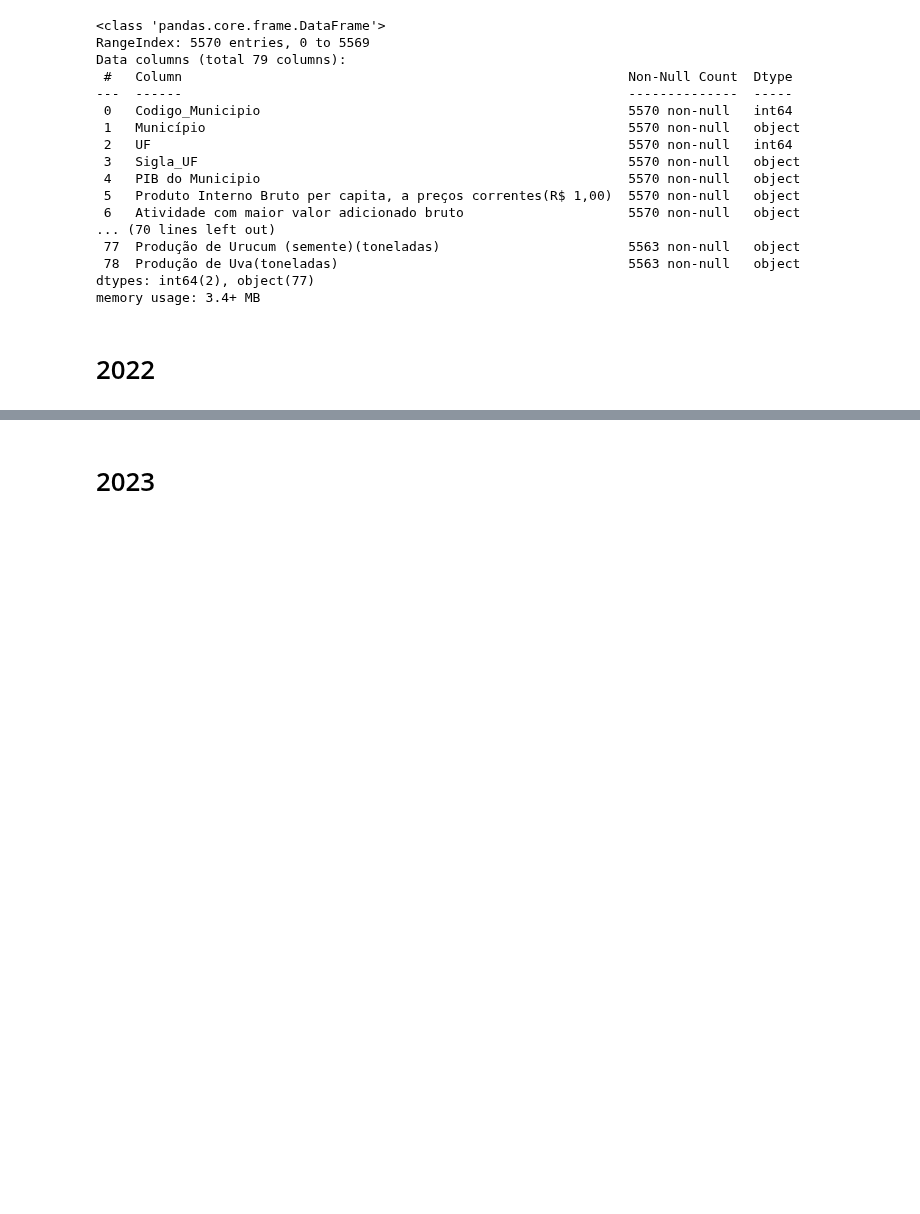
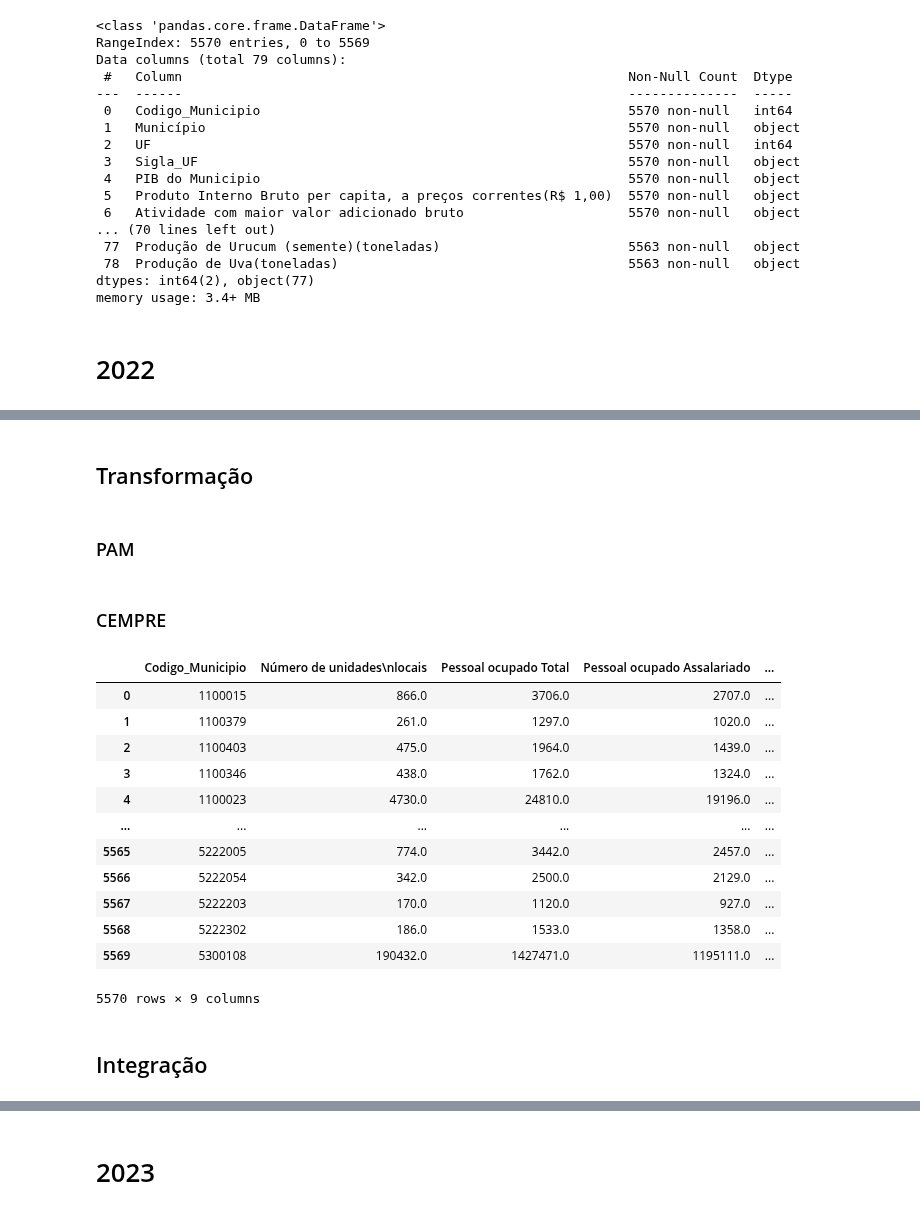
Before and after one commit to AHChaves/IC-InSAN, a Jupyter notebook: integracao.ipynb, the cells around one changed output, grey strips where cells are left out. Saved outputs shown, nothing was run; the diff lists cells and outputs as text; code cells hidden in the pictures; blank space fills up the shorter version.

Commit message:
ADD: Integração do ano de 2022

```diff
--- a/integracao.ipynb
+++ b/integracao.ipynb
@@ -72,7 +76,8 @@ def CEMPRE(df):
     df = df.merge(cod_municipios[['Codigo_Municipio', 'Município', 'Sigla_UF']], how='right',left_on=['Município', 'Sigla_UF'], right_on=['Município', 'Sigla_UF'])
     df = df.drop(['Sigla_UF', 'Município'], axis=1)
     df = df[['Codigo_Municipio'] + [col for col in df.columns if col != 'Codigo_Municipio']]
-    df['Salário médio mensal(R$)'] = df['Salário médio mensal(R$)'].apply(lambda x: f"{x:,.1f}".replace(",", "X").replace(".", ",").replace("X", "."))
+    if df['Salário médio mensal(R$)'].dtypes == 'float64':
+        df['Salário médio mensal(R$)'] = df['Salário médio mensal(R$)'].apply(lambda x: f"{x:,.1f}".replace(",", "X").replace(".", ",").replace("X", "."))
     return df
 # %% [markdown]
 # 2017
@@ -954,0 +1013,4 @@ memory usage: 3.4+ MB
+# %% [markdown]
+## Transformação
+# %% [markdown]
+### PAM
@@ -954,0 +1019,22 @@ memory usage: 3.4+ MB
+# %% [markdown]
+### CEMPRE
+# %%
+cempre_2022 = CEMPRE(cempre_2022)
+# %%
+cempre_2022
+# %% [output]
+|  | Codigo_Municipio | Número de unidades\nlocais | Pessoal ocupado Total | Pessoal ocupado Assalariado | ... |
+| 0 | 1100015 | 866.0 | 3706.0 | 2707.0 | ... |
+| 1 | 1100379 | 261.0 | 1297.0 | 1020.0 | ... |
+| 2 | 1100403 | 475.0 | 1964.0 | 1439.0 | ... |
+| 3 | 1100346 | 438.0 | 1762.0 | 1324.0 | ... |
+| 4 | 1100023 | 4730.0 | 24810.0 | 19196.0 | ... |
+| ... | ... | ... | ... | ... | ... |
+| 5565 | 5222005 | 774.0 | 3442.0 | 2457.0 | ... |
+| 5566 | 5222054 | 342.0 | 2500.0 | 2129.0 | ... |
+| 5567 | 5222203 | 170.0 | 1120.0 | 927.0 | ... |
+| 5568 | 5222302 | 186.0 | 1533.0 | 1358.0 | ... |
+| 5569 | 5300108 | 190432.0 | 1427471.0 | 1195111.0 | ... |
+5570 rows × 9 columns
+# %% [markdown]
+## Integração
```
Also changed, not shown: parts of 12 cells of this notebook, 1 other file.
